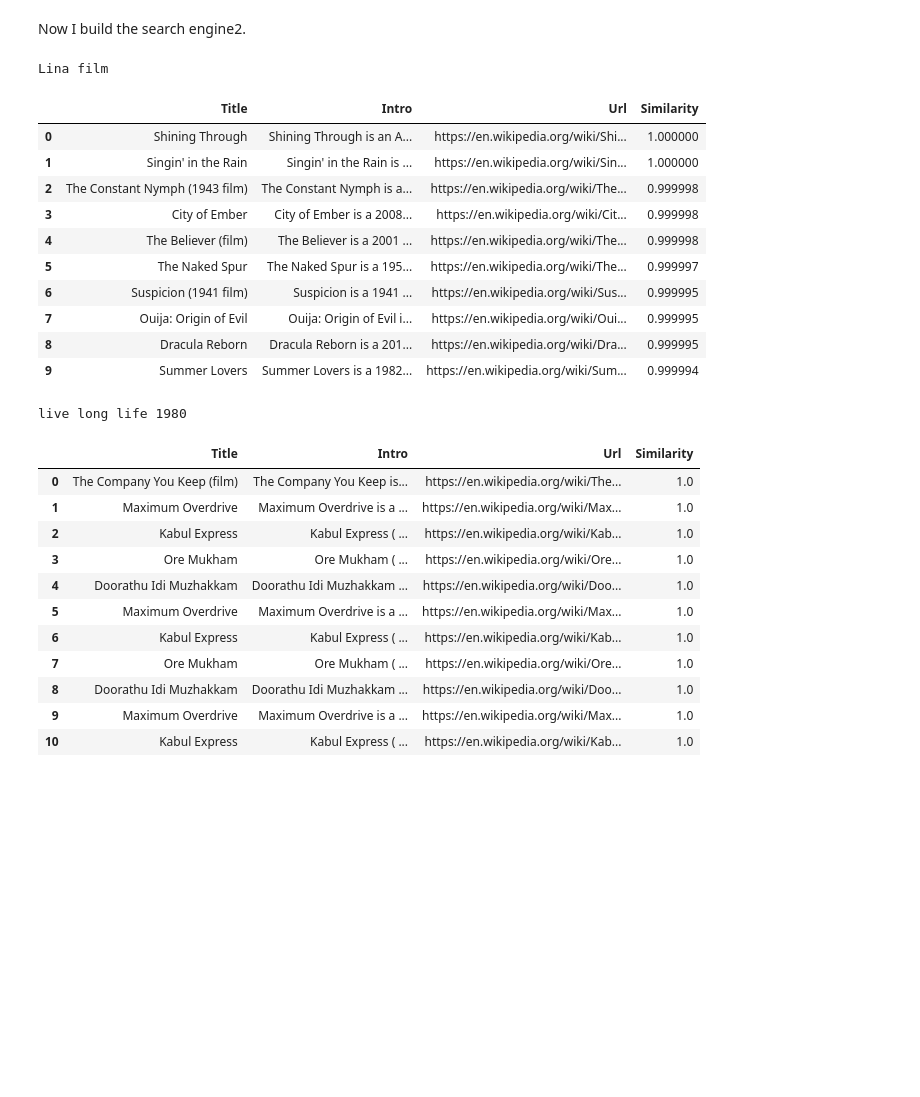
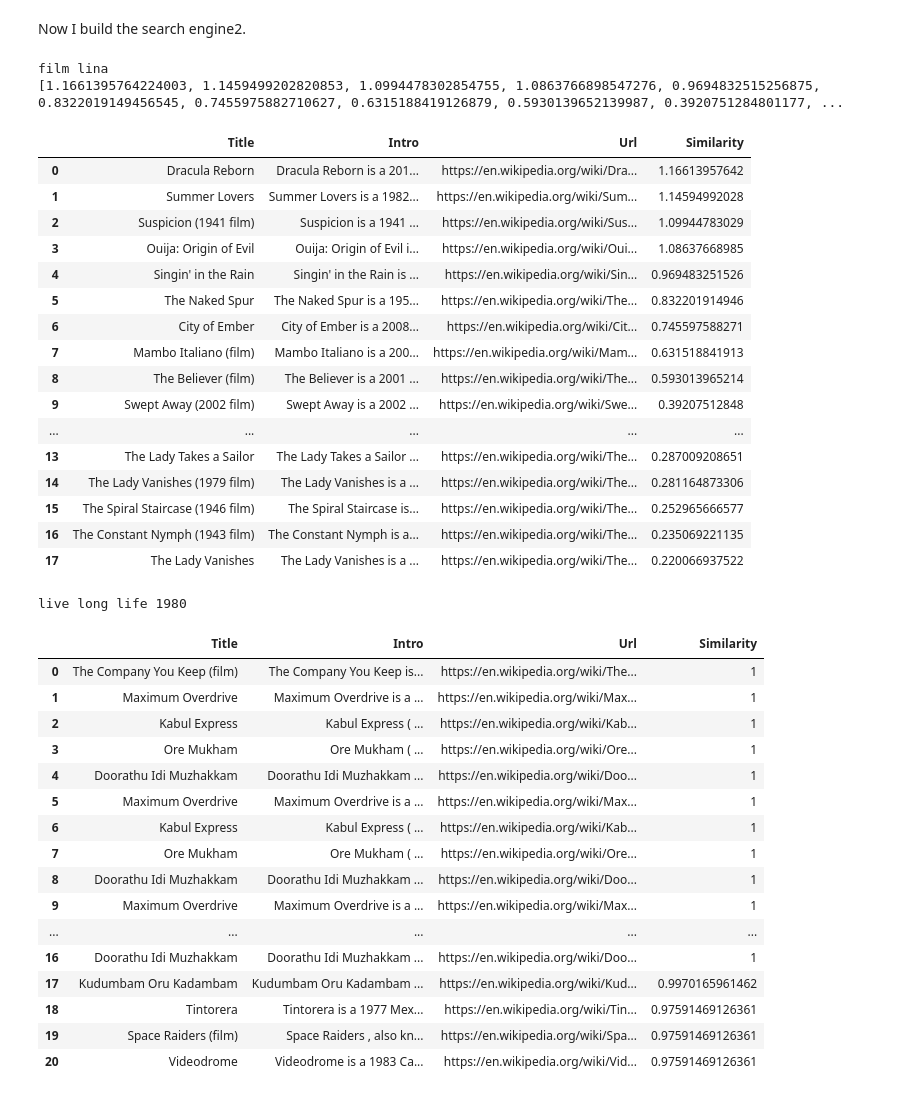
Before and after one commit to Debodeep94/ADM_HW3_Which_movie_to_watch, a Jupyter notebook: HMK3Leo.ipynb, the cells around one changed output. Drawn from its saved outputs; the diff is of its cells as text; code cells hidden in the pictures; blank space fills up the shorter version.

```diff
--- a/HMK3Leo.ipynb
+++ b/HMK3Leo.ipynb
@@ -640,7 +640,7 @@ def simple_dot(a, b):
 def l2_norm(a):
     return math.sqrt(np.dot(a, a))
 def cosine_similarity(a, b):
-    return np.dot(a,b) / (l2_norm(a) * l2_norm(b))
+    return np.dot(a,b) / (np.sqrt(l2_norm(a))*np.sqrt( l2_norm(b)))
 np.dot([1,2],[3,4])
 # %% [output]
 11
@@ -724,64 +724,81 @@ def searchengine2(y):
             dict_sim = {}
             for indx in range(len(cossim)):
                 sim = cossim[indx]
                 if sim not in dict_sim:
+                    #print(sim)
                     dict_sim[sim]=[final_values[indx]]
+                    #print(dict_sim[sim])
                 else:
                     #print( type(dict_sim))
                     dict_sim[sim].append(final_values[indx])
-            Peak = 10
+                    #print(dict_sim[sim])
+            #print(dict_sim[1.0])
+            Peak = 20
             to_select = hq.nlargest(Peak, cossim)
-            #print(to_select)
+            print(to_select)
             k=0
             #Now i have the name key(cossim) and values(docum) and I have to take the first 15 of them.
             for i in to_select:
                 if(k<Peak):
                     for document in dict_sim[i]:
                             if(k>Peak):
                                 return megaDataframe
                             totakeurl = document.replace('Cleantsv/filmclean-','')
                             totakeurl = str(int(totakeurl.replace('.tsv', '')))
                             url = dicturls[totakeurl]
-                            Similarity = i
+                            Similarity = format(i, '.12g')
+                            #print(i)
                             temporary = pd.read_csv('Tsvfiles/'+'film'+(totakeurl)+'.tsv',delimiter='\t' )
                             title = temporary['title'][0]
                             intro =  temporary['intro'][0].replace('\r\n','')
                             new_row = [title, intro, url, Similarity]
                             megaDataframe.loc[k]=new_row
                             k=k+1
             return  megaDataframe
 A = searchengine2(y)
 A
 # %% [output]
-Lina film
+film lina
+[1.1661395764224003, 1.1459499202820853, 1.0994478302854755, 1.0863766898547276, 0.9694832515256875, 0.8322019149456545, 0.7455975882710627, 0.6315188419126879, 0.5930139652139987, 0.3920751284801177, ...
 |  | Title | Intro | Url | Similarity |
-| 0 | Shining Through | Shining Through is an A... | https://en.wikipedia.org/wiki/Shi... | 1.000000 |
-| 1 | Singin' in the Rain | Singin' in the Rain is ... | https://en.wikipedia.org/wiki/Sin... | 1.000000 |
-| 2 | The Constant Nymph (1943 film) | The Constant Nymph is a... | https://en.wikipedia.org/wiki/The... | 0.999998 |
-| 3 | City of Ember | City of Ember is a 2008... | https://en.wikipedia.org/wiki/Cit... | 0.999998 |
-| 4 | The Believer (film) | The Believer is a 2001 ... | https://en.wikipedia.org/wiki/The... | 0.999998 |
-| 5 | The Naked Spur | The Naked Spur is a 195... | https://en.wikipedia.org/wiki/The... | 0.999997 |
-| 6 | Suspicion (1941 film) | Suspicion is a 1941 ... | https://en.wikipedia.org/wiki/Sus... | 0.999995 |
-| 7 | Ouija: Origin of Evil | Ouija: Origin of Evil i... | https://en.wikipedia.org/wiki/Oui... | 0.999995 |
-| 8 | Dracula Reborn | Dracula Reborn is a 201... | https://en.wikipedia.org/wiki/Dra... | 0.999995 |
-| 9 | Summer Lovers | Summer Lovers is a 1982... | https://en.wikipedia.org/wiki/Sum... | 0.999994 |
+| 0 | Dracula Reborn | Dracula Reborn is a 201... | https://en.wikipedia.org/wiki/Dra... | 1.16613957642 |
+| 1 | Summer Lovers | Summer Lovers is a 1982... | https://en.wikipedia.org/wiki/Sum... | 1.14594992028 |
+| 2 | Suspicion (1941 film) | Suspicion is a 1941 ... | https://en.wikipedia.org/wiki/Sus... | 1.09944783029 |
+| 3 | Ouija: Origin of Evil | Ouija: Origin of Evil i... | https://en.wikipedia.org/wiki/Oui... | 1.08637668985 |
+| 4 | Singin' in the Rain | Singin' in the Rain is ... | https://en.wikipedia.org/wiki/Sin... | 0.969483251526 |
+| 5 | The Naked Spur | The Naked Spur is a 195... | https://en.wikipedia.org/wiki/The... | 0.832201914946 |
+| 6 | City of Ember | City of Ember is a 2008... | https://en.wikipedia.org/wiki/Cit... | 0.745597588271 |
+| 7 | Mambo Italiano (film) | Mambo Italiano is a 200... | https://en.wikipedia.org/wiki/Mam... | 0.631518841913 |
+| 8 | The Believer (film) | The Believer is a 2001 ... | https://en.wikipedia.org/wiki/The... | 0.593013965214 |
+| 9 | Swept Away (2002 film) | Swept Away is a 2002 ... | https://en.wikipedia.org/wiki/Swe... | 0.39207512848 |
+| ... | ... | ... | ... | ... |
+| 13 | The Lady Takes a Sailor | The Lady Takes a Sailor ... | https://en.wikipedia.org/wiki/The... | 0.287009208651 |
+| 14 | The Lady Vanishes (1979 film) | The Lady Vanishes is a ... | https://en.wikipedia.org/wiki/The... | 0.281164873306 |
+| 15 | The Spiral Staircase (1946 film) | The Spiral Staircase is... | https://en.wikipedia.org/wiki/The... | 0.252965666577 |
+| 16 | The Constant Nymph (1943 film) | The Constant Nymph is a... | https://en.wikipedia.org/wiki/The... | 0.235069221135 |
+| 17 | The Lady Vanishes | The Lady Vanishes is a ... | https://en.wikipedia.org/wiki/The... | 0.220066937522 |
 # %%
 y = list(input().split())
 searchengine2(y)
 # %% [output]
 live long life 1980
 |  | Title | Intro | Url | Similarity |
-| 0 | The Company You Keep (film) | The Company You Keep is... | https://en.wikipedia.org/wiki/The... | 1.0 |
-| 1 | Maximum Overdrive | Maximum Overdrive is a ... | https://en.wikipedia.org/wiki/Max... | 1.0 |
-| 2 | Kabul Express | Kabul Express ( ... | https://en.wikipedia.org/wiki/Kab... | 1.0 |
-| 3 | Ore Mukham | Ore Mukham ( ... | https://en.wikipedia.org/wiki/Ore... | 1.0 |
-| 4 | Doorathu Idi Muzhakkam | Doorathu Idi Muzhakkam ... | https://en.wikipedia.org/wiki/Doo... | 1.0 |
-| 5 | Maximum Overdrive | Maximum Overdrive is a ... | https://en.wikipedia.org/wiki/Max... | 1.0 |
-| 6 | Kabul Express | Kabul Express ( ... | https://en.wikipedia.org/wiki/Kab... | 1.0 |
-| 7 | Ore Mukham | Ore Mukham ( ... | https://en.wikipedia.org/wiki/Ore... | 1.0 |
-| 8 | Doorathu Idi Muzhakkam | Doorathu Idi Muzhakkam ... | https://en.wikipedia.org/wiki/Doo... | 1.0 |
-| 9 | Maximum Overdrive | Maximum Overdrive is a ... | https://en.wikipedia.org/wiki/Max... | 1.0 |
-| 10 | Kabul Express | Kabul Express ( ... | https://en.wikipedia.org/wiki/Kab... | 1.0 |
+| 0 | The Company You Keep (film) | The Company You Keep is... | https://en.wikipedia.org/wiki/The... | 1 |
+| 1 | Maximum Overdrive | Maximum Overdrive is a ... | https://en.wikipedia.org/wiki/Max... | 1 |
+| 2 | Kabul Express | Kabul Express ( ... | https://en.wikipedia.org/wiki/Kab... | 1 |
+| 3 | Ore Mukham | Ore Mukham ( ... | https://en.wikipedia.org/wiki/Ore... | 1 |
+| 4 | Doorathu Idi Muzhakkam | Doorathu Idi Muzhakkam ... | https://en.wikipedia.org/wiki/Doo... | 1 |
+| 5 | Maximum Overdrive | Maximum Overdrive is a ... | https://en.wikipedia.org/wiki/Max... | 1 |
+| 6 | Kabul Express | Kabul Express ( ... | https://en.wikipedia.org/wiki/Kab... | 1 |
+| 7 | Ore Mukham | Ore Mukham ( ... | https://en.wikipedia.org/wiki/Ore... | 1 |
+| 8 | Doorathu Idi Muzhakkam | Doorathu Idi Muzhakkam ... | https://en.wikipedia.org/wiki/Doo... | 1 |
+| 9 | Maximum Overdrive | Maximum Overdrive is a ... | https://en.wikipedia.org/wiki/Max... | 1 |
+| ... | ... | ... | ... | ... |
+| 16 | Doorathu Idi Muzhakkam | Doorathu Idi Muzhakkam ... | https://en.wikipedia.org/wiki/Doo... | 1 |
+| 17 | Kudumbam Oru Kadambam | Kudumbam Oru Kadambam ... | https://en.wikipedia.org/wiki/Kud... | 0.9970165961462 |
+| 18 | Tintorera | Tintorera is a 1977 Mex... | https://en.wikipedia.org/wiki/Tin... | 0.97591469126361 |
+| 19 | Space Raiders (film) | Space Raiders , also kn... | https://en.wikipedia.org/wiki/Spa... | 0.97591469126361 |
+| 20 | Videodrome | Videodrome is a 1983 Ca... | https://en.wikipedia.org/wiki/Vid... | 0.97591469126361 |
 # %%
 y = list(input().split())
 searchengine2(y)
```
Also changed, not shown: parts of 3 cells of this notebook.
